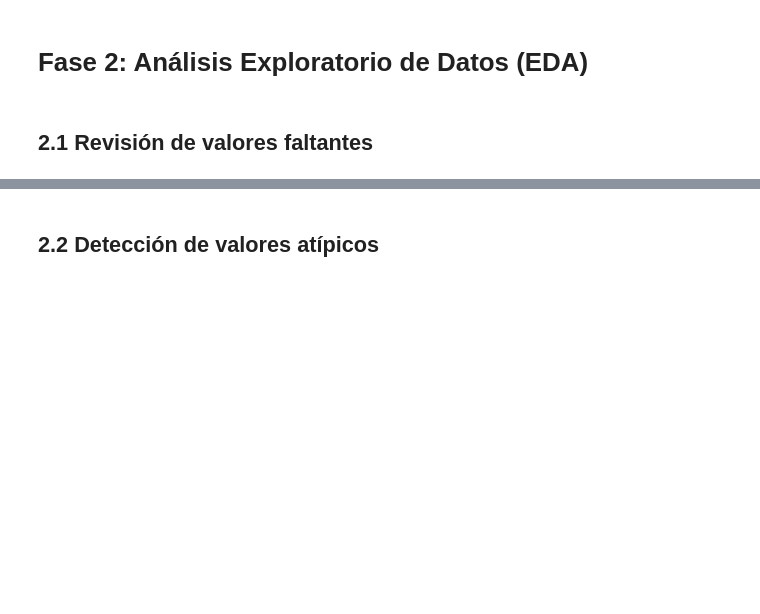
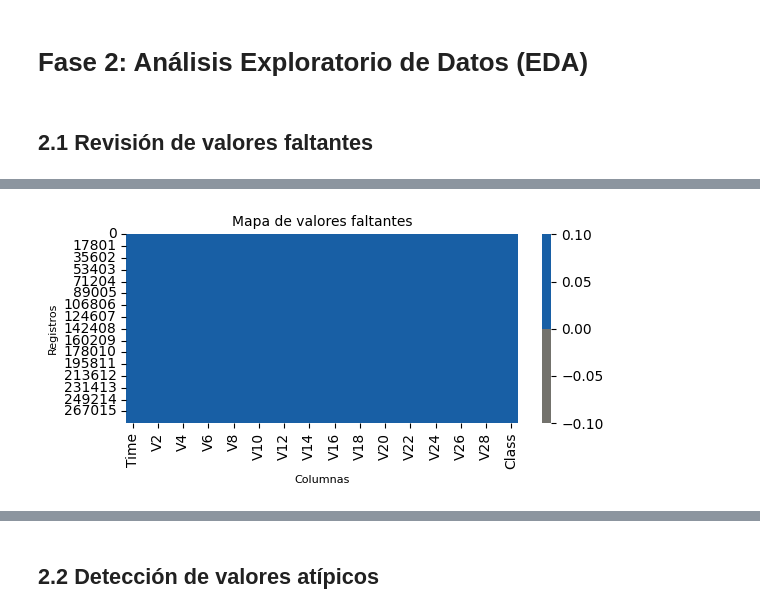
Before and after one commit to hdflorez/Entrega_2, a Jupyter notebook: dataset_3.ipynb, the cells around one changed output, grey strips where cells are left out. Saved outputs shown, nothing was run; the diff lists cells and outputs as text; code cells hidden in the pictures; blank space fills up the shorter version.

Commit message:
Se realizo de la Fase 2: 2.1 Revisión de valores faltantes 2.2 Detección de valores atípicos 2.3 Análisis de distribuciones

```diff
--- a/dataset_3.ipynb
+++ b/dataset_3.ipynb
@@ -112,0 +151,19 @@ GRAY  = "#73726C"
+# %%
+#Visualizacion de nulos
+fig, ax = plt.subplots(figsize=(6, 3))
+
+sns.heatmap(
+    df.isnull(),
+    cbar=True,
+    cmap=[GRAY, BLUE],
+    ax=ax
+)
+
+ax.set_title("Mapa de valores faltantes", fontsize=10)
+ax.set_xlabel("Columnas", fontsize=8)
+ax.set_ylabel("Registros", fontsize=8)
+
+plt.tight_layout()
+plt.show()
+# %% [output]
+[figure, added]
```
Also changed, not shown: parts of 12 cells of this notebook.
